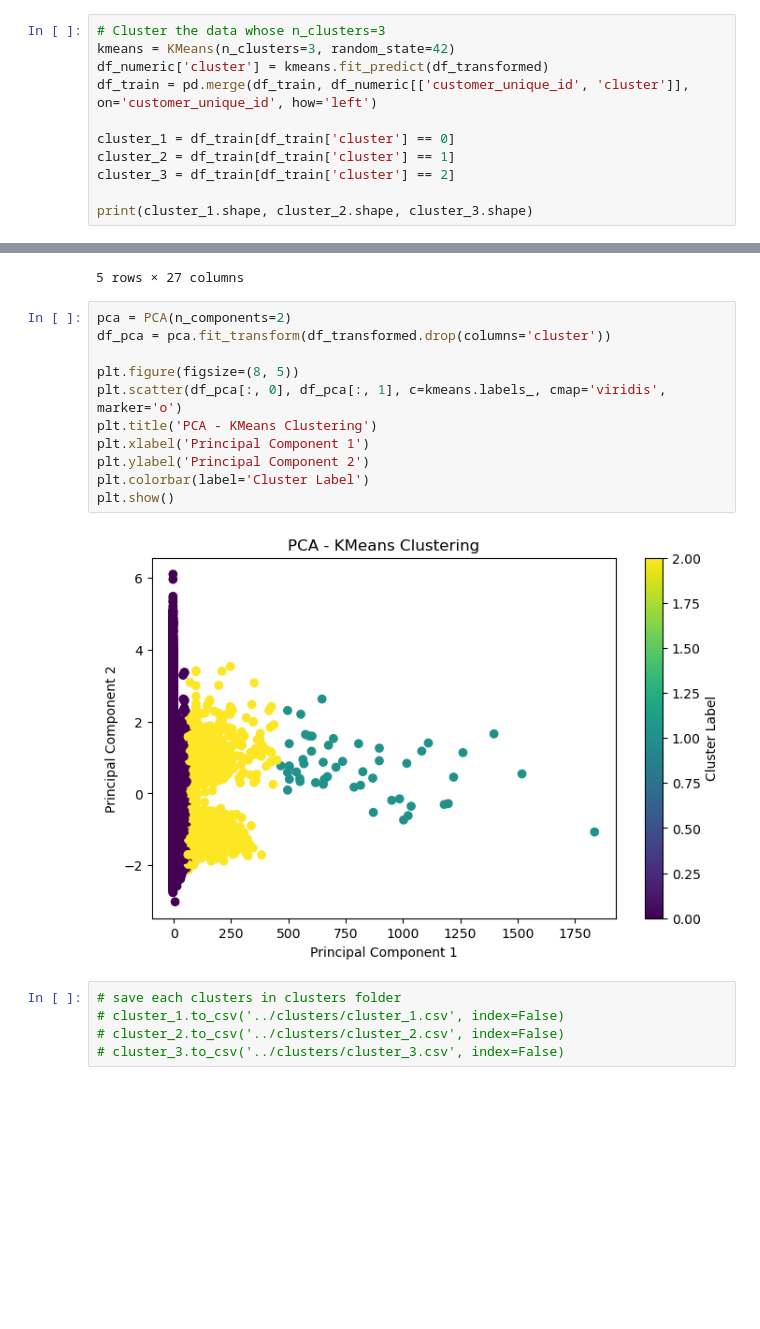
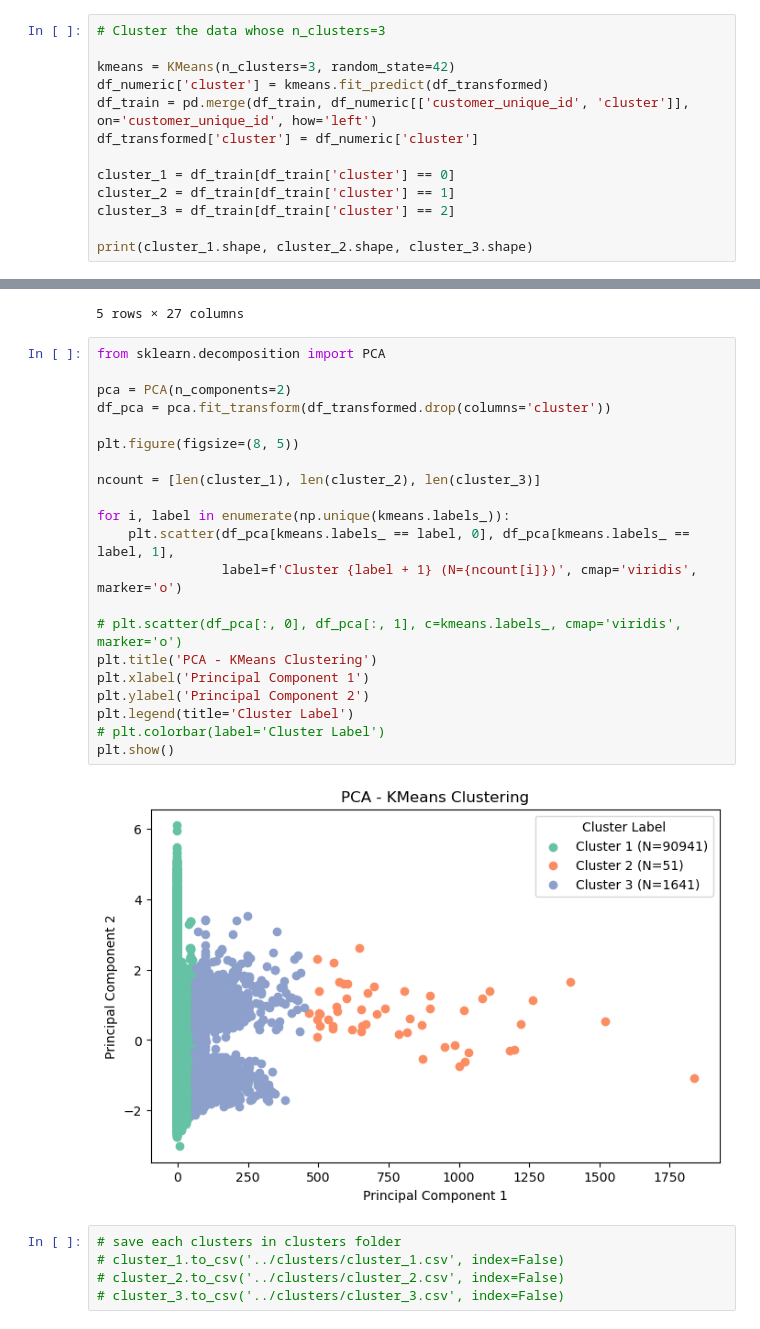
Before and after one commit to Yuki-bach/marketing, a Jupyter notebook: notebooks/classify_90k_data.ipynb, the cells around one changed output, grey strips where cells are left out. Saved outputs shown, nothing was run; the diff lists cells and outputs as text; blank space fills up the shorter version.

Commit message:
feat: 90k - add chart

```diff
--- a/notebooks/classify_90k_data.ipynb
+++ b/notebooks/classify_90k_data.ipynb
@@ -272,9 +321,11 @@ plt.show()
 [figure]
 # %%
 # Cluster the data whose n_clusters=3
+
 kmeans = KMeans(n_clusters=3, random_state=42)
 df_numeric['cluster'] = kmeans.fit_predict(df_transformed)
 df_train = pd.merge(df_train, df_numeric[['customer_unique_id', 'cluster']], on='customer_unique_id', how='left')
+df_transformed['cluster'] = df_numeric['cluster']
 
 cluster_1 = df_train[df_train['cluster'] == 0]
 cluster_2 = df_train[df_train['cluster'] == 1]
@@ -294,18 +345,28 @@ cluster_1.head()
 | 4 | 0004aac84e0df4da2b147fca70cf8255 | 1 | 0 | d957021f1127559cd947b62533f484f7 | 47227568b10f5f58a524a75507e6992c | delivered | ... |
 5 rows × 27 columns
 # %%
+from sklearn.decomposition import PCA
+
 pca = PCA(n_components=2)
 df_pca = pca.fit_transform(df_transformed.drop(columns='cluster'))
 
 plt.figure(figsize=(8, 5))
-plt.scatter(df_pca[:, 0], df_pca[:, 1], c=kmeans.labels_, cmap='viridis', marker='o')
+
+ncount = [len(cluster_1), len(cluster_2), len(cluster_3)]
+
+for i, label in enumerate(np.unique(kmeans.labels_)):
+    plt.scatter(df_pca[kmeans.labels_ == label, 0], df_pca[kmeans.labels_ == label, 1],
+                label=f'Cluster {label + 1} (N={ncount[i]})', cmap='viridis', marker='o')
+
+# plt.scatter(df_pca[:, 0], df_pca[:, 1], c=kmeans.labels_, cmap='viridis', marker='o')
 plt.title('PCA - KMeans Clustering')
 plt.xlabel('Principal Component 1')
 plt.ylabel('Principal Component 2')
-plt.colorbar(label='Cluster Label')
+plt.legend(title='Cluster Label')
+# plt.colorbar(label='Cluster Label')
 plt.show()
 # %% [output]
-[figure, old version]
+[figure, new version]
 # %%
 # save each clusters in clusters folder
 # cluster_1.to_csv('../clusters/cluster_1.csv', index=False)
```
Also changed, not shown: parts of 4 cells of this notebook.
